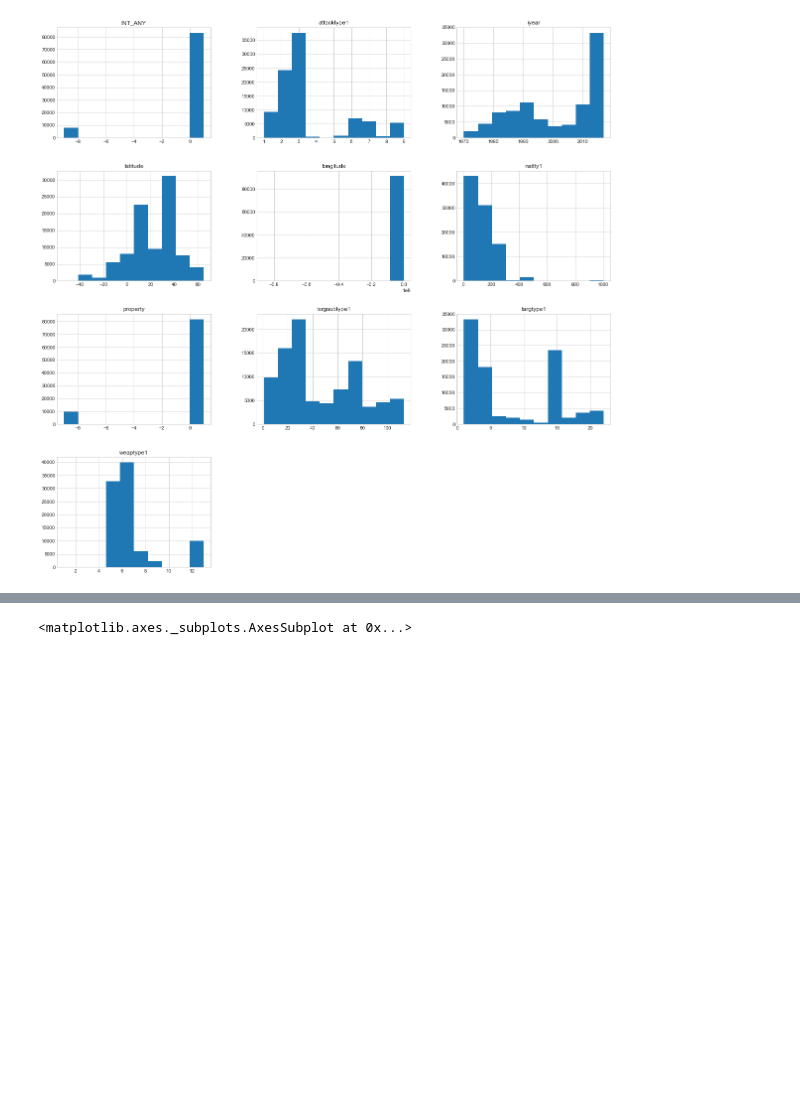
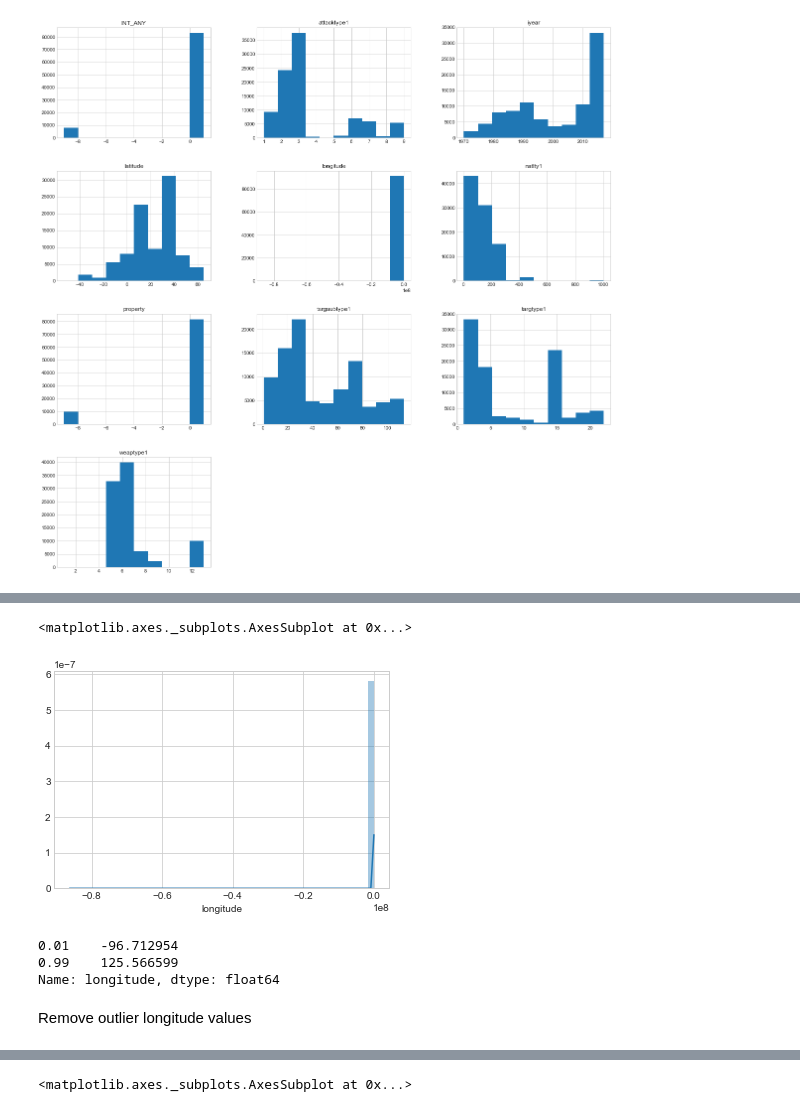
Before and after one commit to nikolaskaris/gtd_classifier, a Jupyter notebook: Predicting Terror Group.ipynb, the cells around one changed output, grey strips where cells are left out. Drawn from its saved outputs; the diff is of its cells as text; code cells hidden in the pictures; blank space fills up the shorter version.

```diff
--- a/Predicting Terror Group.ipynb
+++ b/Predicting Terror Group.ipynb
@@ -126,0 +170,14 @@ array([[<matplotlib.axes._subplots.AxesSubplot object at 0x...>,
+# %%
+sns.distplot(known['longitude'])
+# %% [output]
+<matplotlib.axes._subplots.AxesSubplot at 0x...>
+[figure, added]
+# %%
+# 'longitude' looks weird
+known['longitude'].quantile([0.01, 0.99])
+# %% [output]
+0.01    -96.712954
+0.99    125.566599
+Name: longitude, dtype: float64
+# %% [markdown]
+Remove outlier longitude values
```
Also changed, not shown: parts of 105 cells of this notebook, 1 other file.
